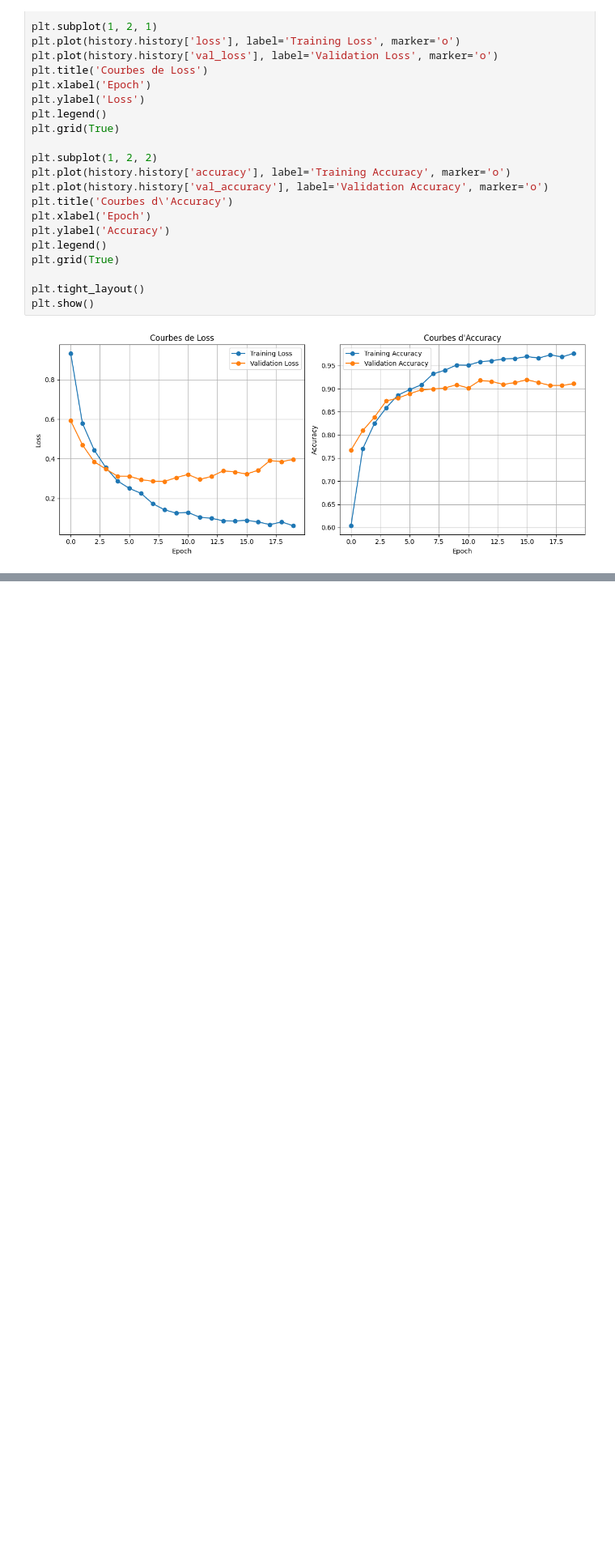
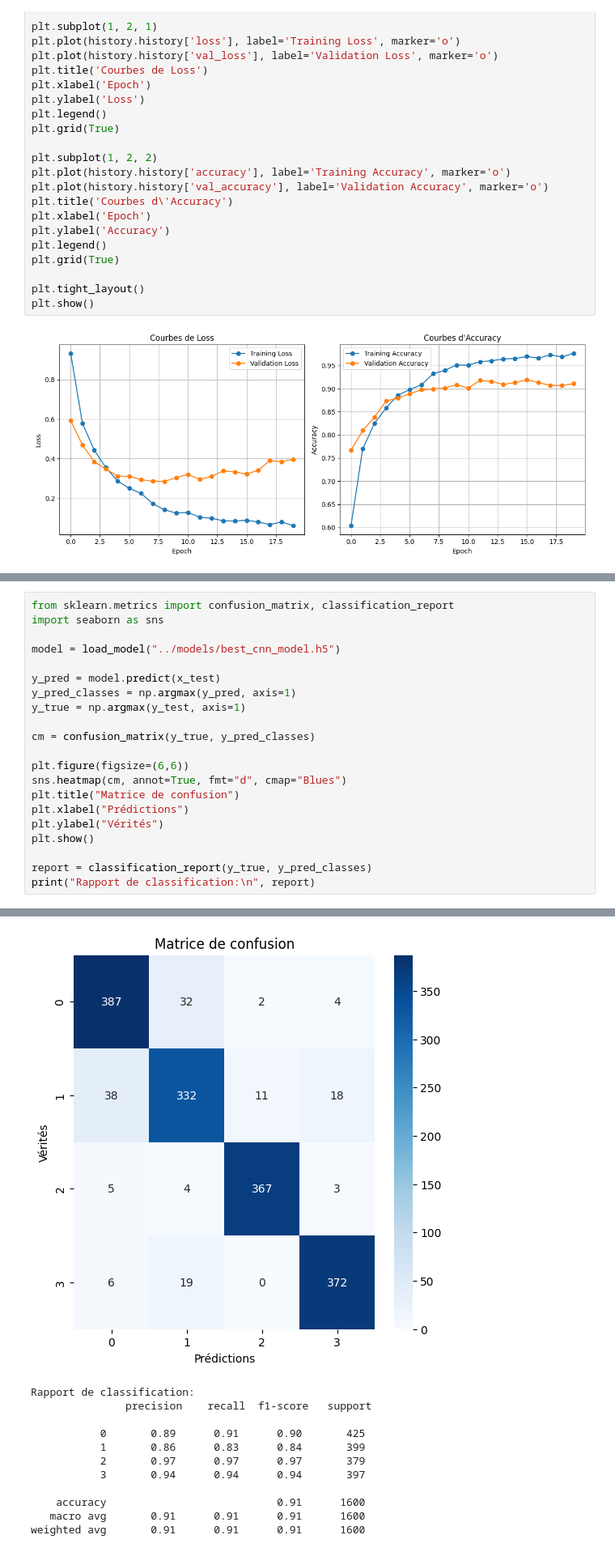
Before and after one commit to bouchta65/BrainScan-Detection_du-Cancer-Cerebral-par-CNN, a Jupyter notebook: src/03_Model_Training_Evaluation.ipynb, the cells around one changed output, grey strips where cells are left out. Shown at 81% size. Cells and saved outputs as stored; diff of their text form; blank space fills up the shorter version.

Commit message:
génération de la matrice de confusion et du rapport de classification

```diff
--- a/src/03_Model_Training_Evaluation.ipynb
+++ b/src/03_Model_Training_Evaluation.ipynb
@@ -115,0 +118,22 @@ plt.show()
+# %%
+from sklearn.metrics import confusion_matrix, classification_report
+import seaborn as sns
+
+model = load_model("../models/best_cnn_model.h5")
+
+y_pred = model.predict(x_test)
+y_pred_classes = np.argmax(y_pred, axis=1)
+y_true = np.argmax(y_test, axis=1)
+
+cm = confusion_matrix(y_true, y_pred_classes)
+
+plt.figure(figsize=(6,6))
+sns.heatmap(cm, annot=True, fmt="d", cmap="Blues")
+plt.title("Matrice de confusion")
+plt.xlabel("Prédictions")
+plt.ylabel("Vérités")
+plt.show()
+
+report = classification_report(y_true, y_pred_classes)
+print("Rapport de classification:\n", report)
+# %% [output]
@@ -115,0 +142,12 @@ plt.show()
+[figure, added]
+Rapport de classification:
+               precision    recall  f1-score   support
+
+           0       0.89      0.91      0.90       425
+           1       0.86      0.83      0.84       399
+           2       0.97      0.97      0.97       379
+           3       0.94      0.94      0.94       397
+
+    accuracy                           0.91      1600
+   macro avg       0.91      0.91      0.91      1600
+weighted avg       0.91      0.91      0.91      1600
```
Also changed, not shown: parts of 2 cells of this notebook.
